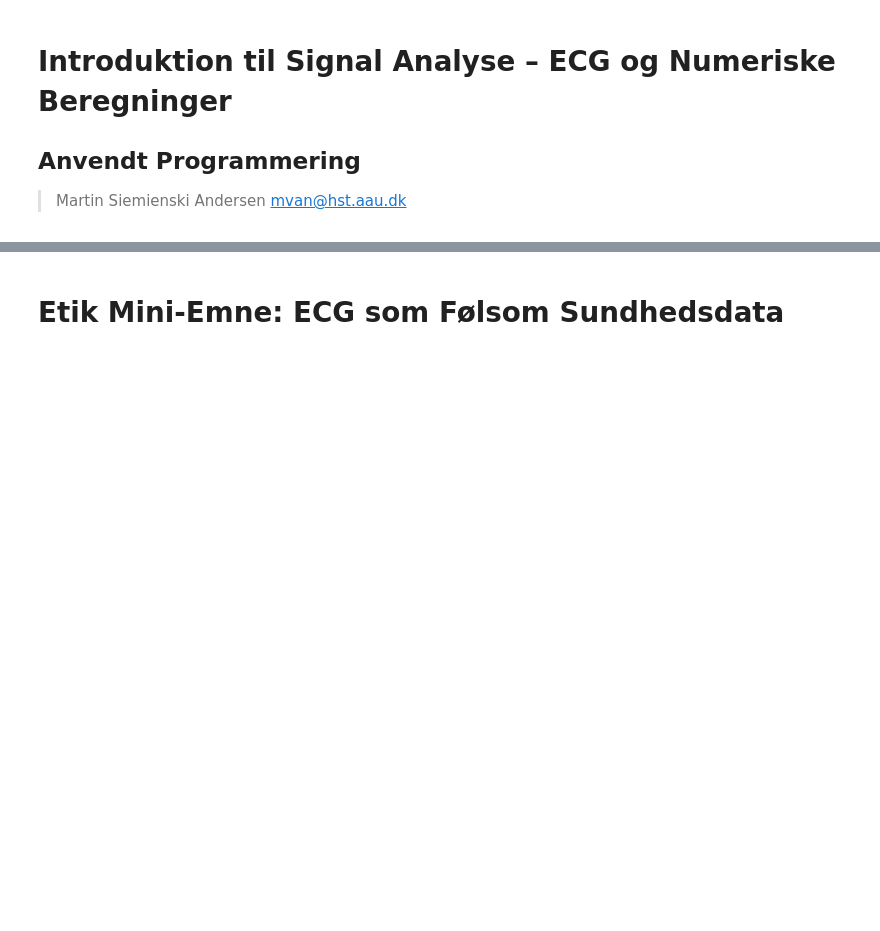
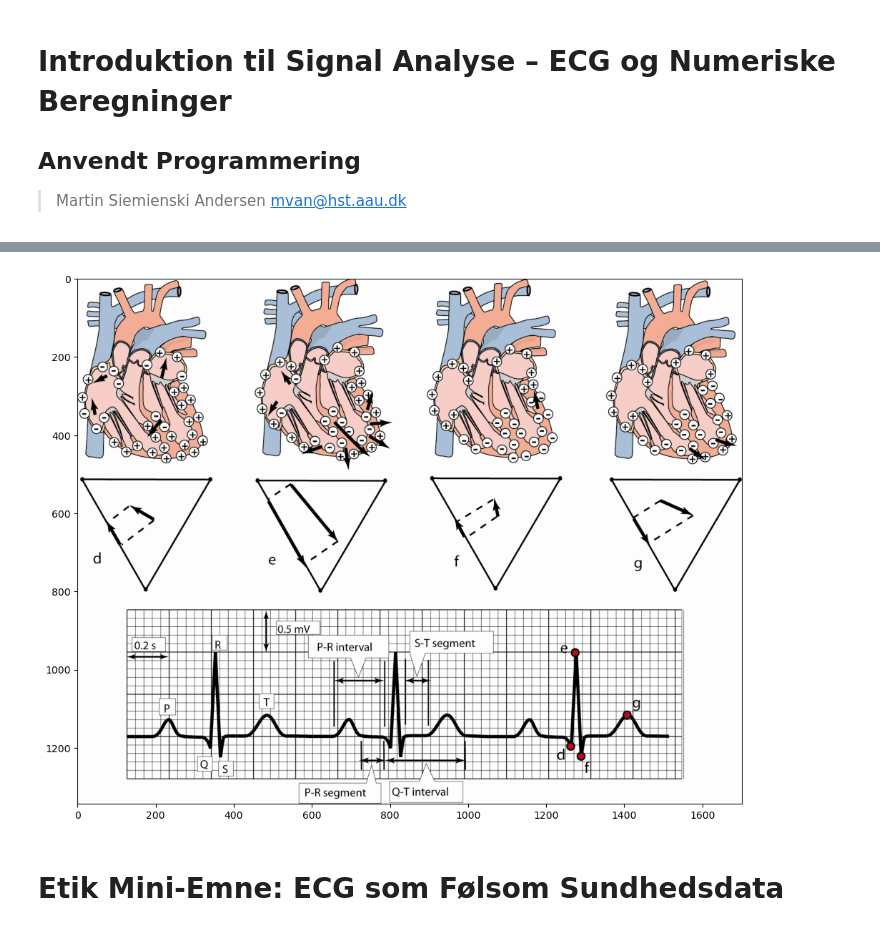
Before and after one commit to AAU-ST2-Programming/signals_1, a Jupyter notebook: signals_1.ipynb, the cells around one changed output, grey strips where cells are left out. Drawn from its saved outputs; the diff is of its cells as text; code cells hidden in the pictures; blank space fills up the shorter version.

```diff
--- a/signals_1.ipynb
+++ b/signals_1.ipynb
@@ -7,3 +25,9 @@
+# %%
+plt.figure(figsize=[12,12])
+plt.imshow(plt.imread("files/ekg2.png"))
+plt.show()
+# %% [output]
+[figure, added]
 # %% [markdown]
 # Etik Mini-Emne: ECG som Følsom Sundhedsdata
 # %% [markdown]
```
Also changed, not shown: parts of 13 cells of this notebook, 3 other files.
